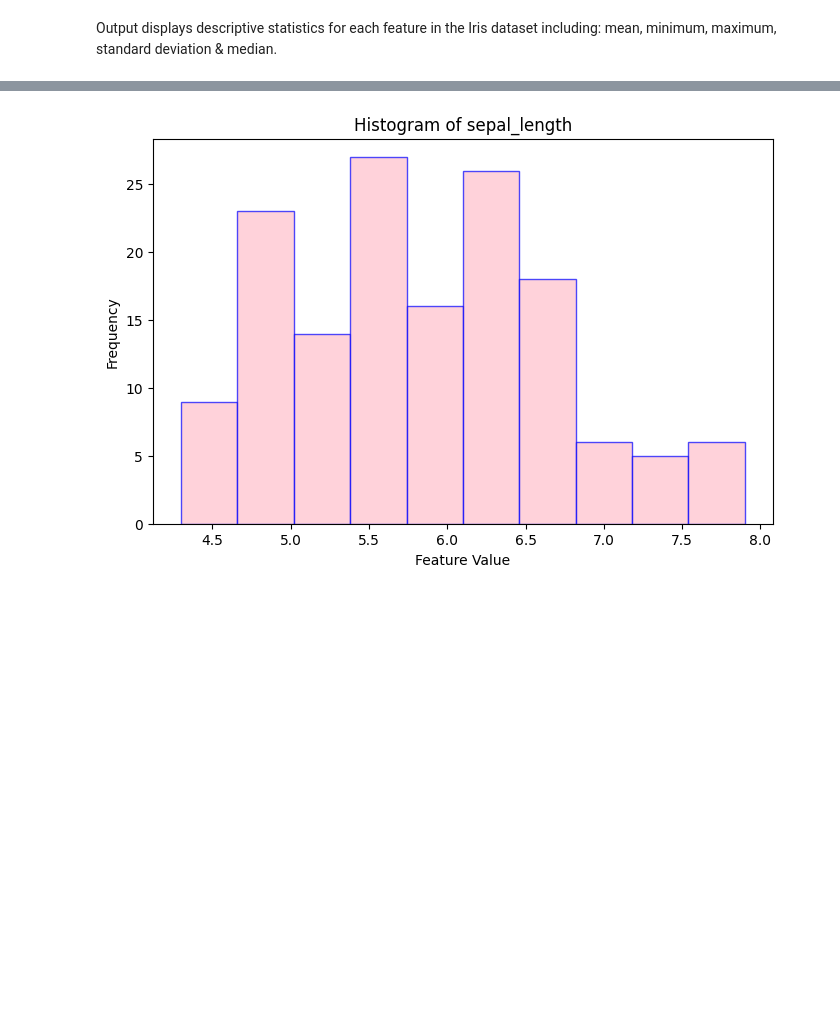
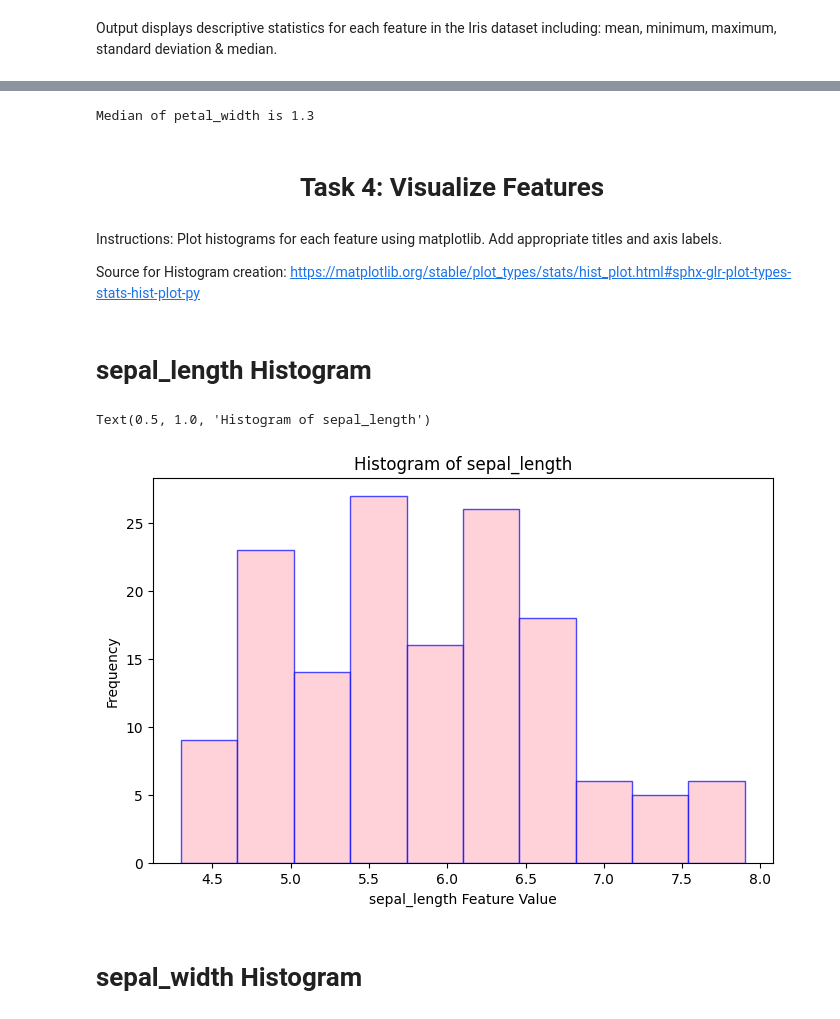
Before and after one commit to NibnabCodes/principles_of_data_analytics, a Jupyter notebook: tasks.ipynb, the cells around one changed output, grey strips where cells are left out. Saved outputs shown, nothing was run; the diff lists cells and outputs as text; code cells hidden in the pictures; blank space fills up the shorter version.

```diff
--- a/tasks.ipynb
+++ b/tasks.ipynb
@@ -558,31 +552,55 @@ Source for Histogram creation: https://matplotlib.org/stable/plot_types/stats/hi
+# %%
+# Index of feature
+feature_index = 3
+# extract column
+feature_column = data[:, feature_index]
+
+# Calculates median
+median_value = np.median(feature_column)
+
+print(f"Median of petal_width is {median_value}")
+
+# Source: https://numpy.org/doc/stable/reference/generated/numpy.median.html
+# %% [output]
+Median of petal_width is 1.3
+# %% [markdown]
+<h1><center>Task 4: Visualize Features</center></h1>
+# %% [markdown]
+Instructions: Plot histograms for each feature using matplotlib.
+              Add appropriate titles and axis labels.
+
+Source for Histogram creation: https://matplotlib.org/stable/plot_types/stats/hist_plot.html#sphx-glr-plot-types-stats-hist-plot-py
 # %%
 # Plots
 import matplotlib.pyplot as plt
 
 # Numerical arrays
 import numpy as np
+# %% [markdown]
+# sepal_length Histogram
 # %%
-# sepal_length Histogram
-
-# Import matplotlib & PANDAS
-# Import & load dataset
+# 1. Import matplotlib & PANDAS
+# 2. Import & load dataset
 
 # Select the feature/column to plot
 feature = df["sepal_length"]
 
 # Create the histogram
 plt.figure(figsize=(8, 5)) # Sets hist size
 plt.hist(feature, bins=10, color='pink', edgecolor='blue', alpha=0.7)
 
 # Add title & labels to axis
-plt.xlabel("Feature Value")
+plt.xlabel("sepal_length Feature Value")
 plt.ylabel("Frequency")
 plt.title("Histogram of sepal_length")
 
-# Show the plot
-plt.show()
+# Show the plot (this does not need to be carried out as Jupyter already knows to display)
+# plt.show()
 
 # Source: https://chatgpt.com/share/67c8d1e3-e58c-8011-ba8d-42654ba25576
 # %% [output]
+Text(0.5, 1.0, 'Histogram of sepal_length')
-[figure, old version]
+[figure, new version]
+# %% [markdown]
+# sepal_width Histogram
 # %%
```
Also changed, not shown: parts of 78 cells of this notebook.
